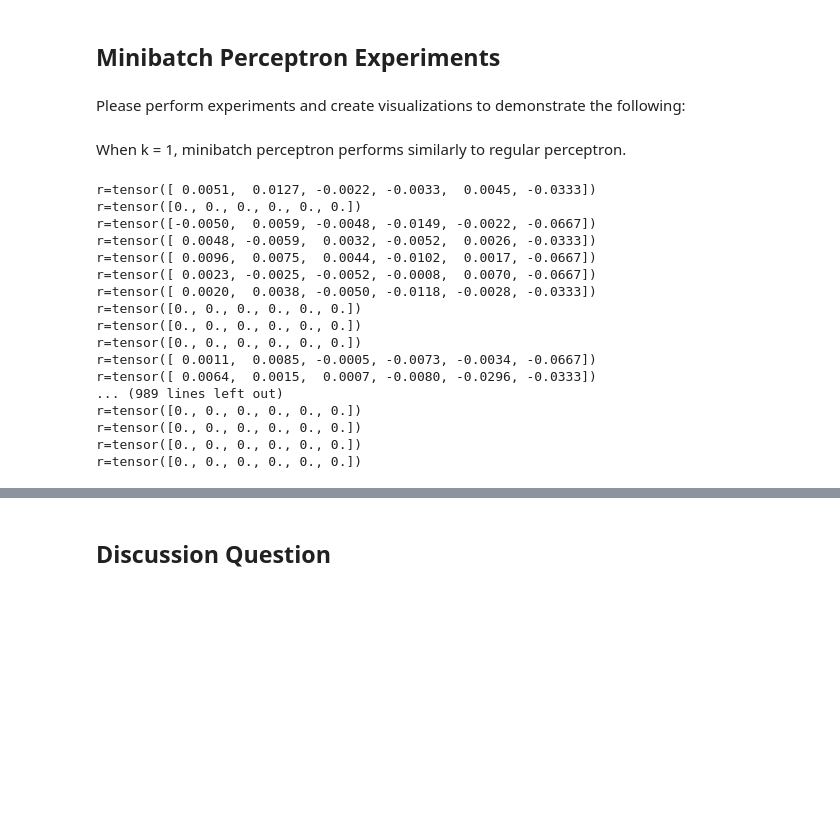
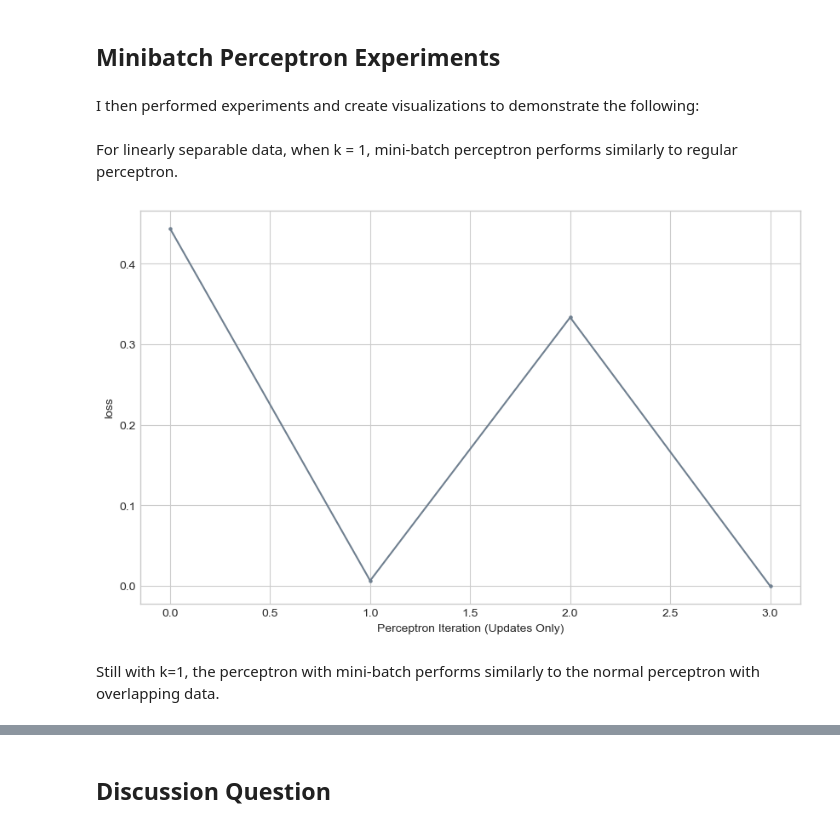
Before and after one commit to lfschweitzer/lfschweitzer.github.io, a Jupyter notebook: posts/post4/homework4.ipynb, the cells around one changed output, grey strips where cells are left out. Cells and saved outputs as stored; diff of their text form; code cells hidden in the pictures; blank space fills up the shorter version.

```diff
--- a/posts/post4/homework4.ipynb
+++ b/posts/post4/homework4.ipynb
@@ -345,8 +367,44 @@ Update my main training loop
 # %% [markdown]
 ## Minibatch Perceptron Experiments
 # %% [markdown]
-Please perform experiments and create visualizations to demonstrate the following:
+I then performed experiments and create visualizations to demonstrate the following:
 # %% [markdown]
-When k = 1, minibatch perceptron performs similarly to regular perceptron.
+For linearly separable data, when k = 1, mini-batch perceptron performs similarly to regular perceptron.
 # %%
-X, y = perceptron_data(n_points = 300, noise = 0.2)
+X, y = perceptron_data()
+# %%
+torch.manual_seed(1234567)
+
+# initialize a perceptron
+p = Perceptron_mini()
+opt = PerceptronOptimizer_mini(p)
+
+loss = 1.0
+
+# for keeping track of loss values
+loss_vec_mini = []
+
+n = X.size()[0]
+
+while loss > 0:
+
+    # K is 1
+    k = 1
+
+    # get a random submatrix of the feature matrix X and target vector y to implement minibatch
+    ix = torch.randperm(X.size(0))[:k]
+    x_i = X[ix,:]
+    y_i = y[ix]
+
+    local_loss = opt.step(x_i, y_i)
+
+    if (local_loss > 0):
+
+        loss = p.loss(X, y).item()
+        loss_vec_mini.append(loss)
+# %%
+plot_loss(loss_vec_mini)
+# %% [output]
+[figure, added]
+# %% [markdown]
+Still with k=1, the perceptron with mini-batch performs similarly to the normal perceptron with overlapping data.
@@ -366,34 +426,17 @@ n = X.size()[0]
 
 for index in range(0, 1000):
 
-    loss = p.loss(X, y)
-    loss_vec_mini.append(loss)
+    # K is 1
+    k = 1
 
     # get a random submatrix of the feature matrix X and target vector y to implement minibatch
-    k = 3
     ix = torch.randperm(X.size(0))[:k]
     x_i = X[ix,:]
     y_i = y[ix]
 
-    # print(f"{y_i=}")
+    local_loss = opt.step(x_i, y_i)
 
-    # perform a perceptron update using the random data point
-    opt.step(x_i, y_i)
+    if (local_loss > 0):
+
+        loss = p.loss(X, y).item()
+        loss_vec_mini.append(loss)
-# %% [output]
-r=tensor([ 0.0051,  0.0127, -0.0022, -0.0033,  0.0045, -0.0333])
-r=tensor([0., 0., 0., 0., 0., 0.])
-r=tensor([-0.0050,  0.0059, -0.0048, -0.0149, -0.0022, -0.0667])
-r=tensor([ 0.0048, -0.0059,  0.0032, -0.0052,  0.0026, -0.0333])
-r=tensor([ 0.0096,  0.0075,  0.0044, -0.0102,  0.0017, -0.0667])
-r=tensor([ 0.0023, -0.0025, -0.0052, -0.0008,  0.0070, -0.0667])
-r=tensor([ 0.0020,  0.0038, -0.0050, -0.0118, -0.0028, -0.0333])
-r=tensor([0., 0., 0., 0., 0., 0.])
-r=tensor([0., 0., 0., 0., 0., 0.])
-r=tensor([0., 0., 0., 0., 0., 0.])
-r=tensor([ 0.0011,  0.0085, -0.0005, -0.0073, -0.0034, -0.0667])
-r=tensor([ 0.0064,  0.0015,  0.0007, -0.0080, -0.0296, -0.0333])
-... (989 lines left out)
-r=tensor([0., 0., 0., 0., 0., 0.])
-r=tensor([0., 0., 0., 0., 0., 0.])
-r=tensor([0., 0., 0., 0., 0., 0.])
-r=tensor([0., 0., 0., 0., 0., 0.])
```
Also changed, not shown: parts of 33 cells of this notebook, 19 other files.
